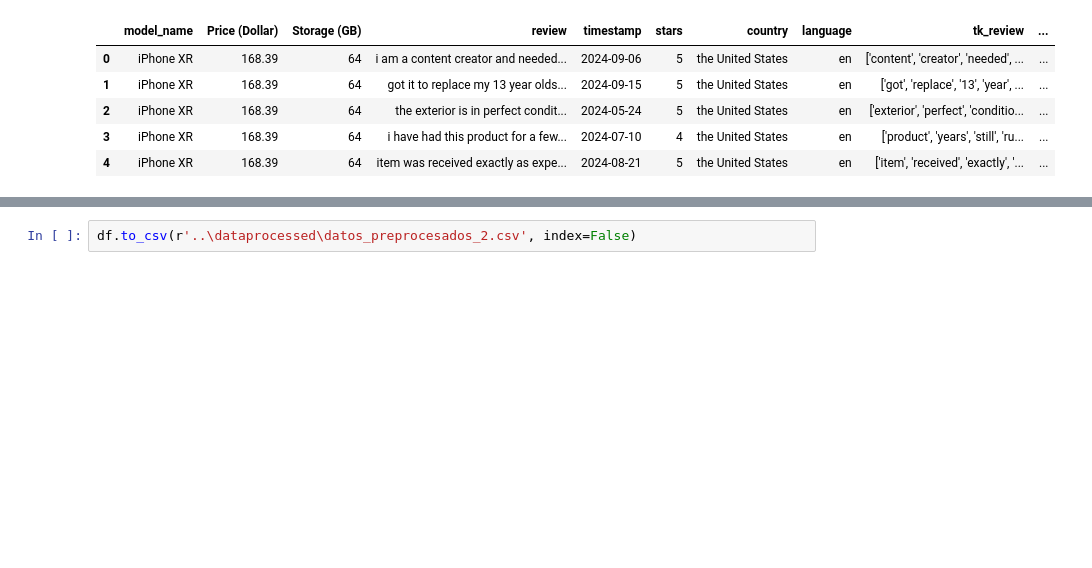
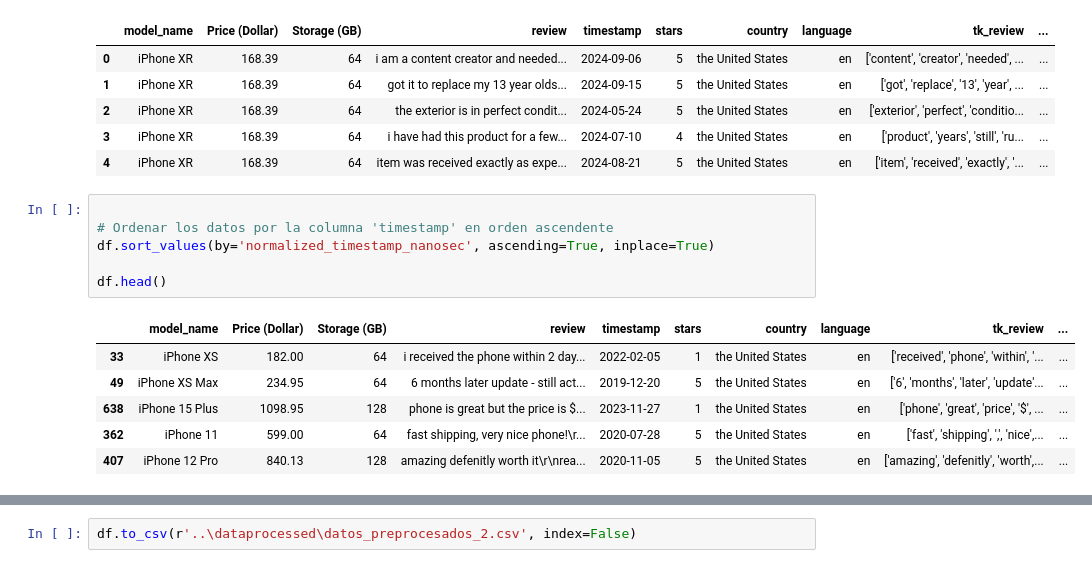
Before and after one commit to HugoFraile7/ProyectoDDCGrupoA, a Jupyter notebook: entrega_2/tratamiento_fechas.ipynb, the cells around one changed output, grey strips where cells are left out. Saved outputs shown, nothing was run; the diff lists cells and outputs as text; blank space fills up the shorter version.

```diff
--- a/entrega_2/tratamiento_fechas.ipynb
+++ b/entrega_2/tratamiento_fechas.ipynb
@@ -40,5 +40,18 @@ df.head()
 | 2 | iPhone XR | 168.39 | 64 | the exterior is in perfect condit... | 2024-05-24 | 5 | the United States | en | ['exterior', 'perfect', 'conditio... | ... |
 | 3 | iPhone XR | 168.39 | 64 | i have had this product for a few... | 2024-07-10 | 4 | the United States | en | ['product', 'years', 'still', 'ru... | ... |
 | 4 | iPhone XR | 168.39 | 64 | item was received exactly as expe... | 2024-08-21 | 5 | the United States | en | ['item', 'received', 'exactly', '... | ... |
+# %%
+
+# Ordenar los datos por la columna 'timestamp' en orden ascendente
+df.sort_values(by='normalized_timestamp_nanosec', ascending=True, inplace=True)
+
+df.head()
+# %% [output]
+|  | model_name | Price (Dollar) | Storage (GB) | review | timestamp | stars | country | language | tk_review | ... |
+| 33 | iPhone XS | 182.00 | 64 | i received the phone within 2 day... | 2022-02-05 | 1 | the United States | en | ['received', 'phone', 'within', '... | ... |
+| 49 | iPhone XS Max | 234.95 | 64 | 6 months later update - still act... | 2019-12-20 | 5 | the United States | en | ['6', 'months', 'later', 'update'... | ... |
+| 638 | iPhone 15 Plus | 1098.95 | 128 | phone is great but the price is $... | 2023-11-27 | 1 | the United States | en | ['phone', 'great', 'price', '$', ... | ... |
+| 362 | iPhone 11 | 599.00 | 64 | fast shipping, very nice phone!\r... | 2020-07-28 | 5 | the United States | en | ['fast', 'shipping', ',', 'nice',... | ... |
+| 407 | iPhone 12 Pro | 840.13 | 128 | amazing defenitly worth it\r\nrea... | 2020-11-05 | 5 | the United States | en | ['amazing', 'defenitly', 'worth',... | ... |
 # %%
 # Actualizar la columna 'timestamp' con el formato datetime a partir de 'timestamp_nanosec'
```
Also changed, not shown: parts of 3 cells of this notebook.
